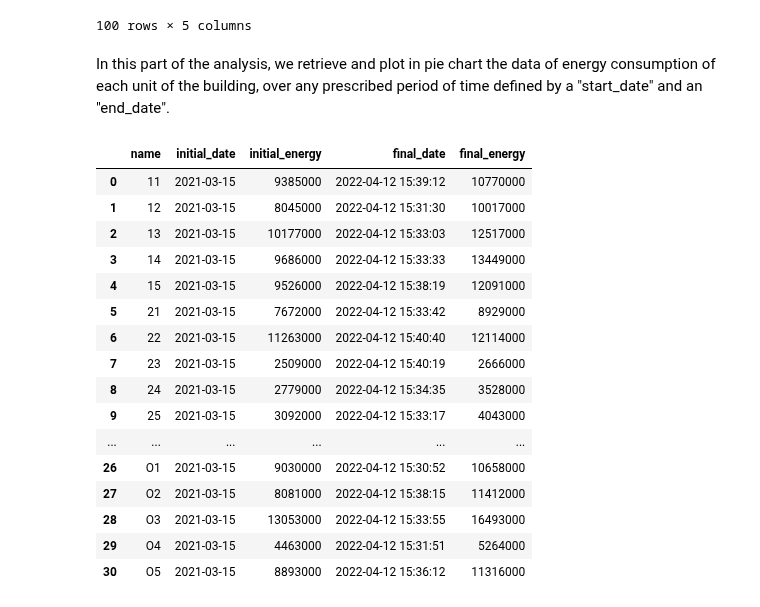
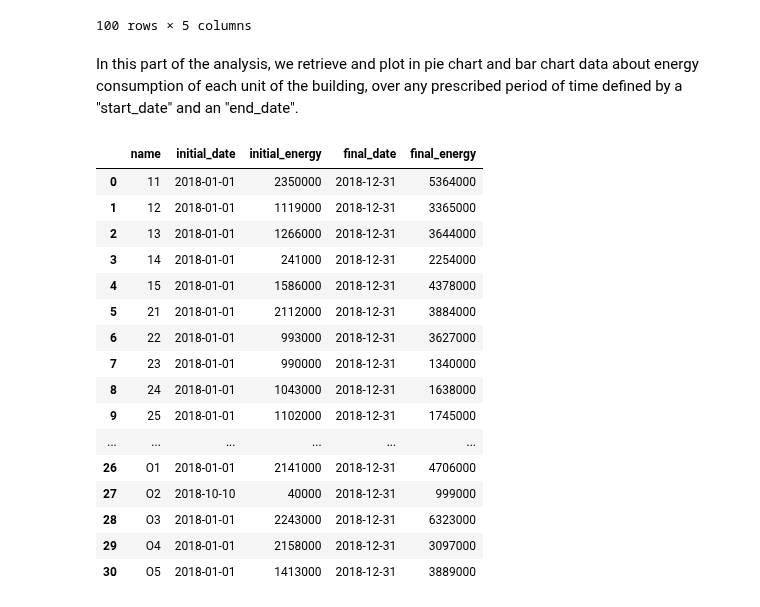
Before and after one commit to rtiedra/data-science, a Jupyter notebook: building_heating/building_heating.ipynb, the cells around one changed output. Saved outputs shown, nothing was run; the diff lists cells and outputs as text; code cells hidden in the pictures.

```diff
--- a/building_heating/building_heating.ipynb
+++ b/building_heating/building_heating.ipynb
@@ -174,48 +174,48 @@ df_temp
 | 99 | 1026 | 1 | 2021-03-16 04:28:28 | set | 18.0 |
 100 rows × 5 columns
 # %% [markdown]
-In this part of the analysis, we retrieve and plot in pie chart the data of energy consumption of each unit of the building, over any prescribed period of time defined by a "start_date" and an "end_date".
+In this part of the analysis, we retrieve and plot in pie chart and bar chart data about energy consumption of each unit of the building, over any prescribed period of time defined by a "start_date" and an "end_date".
 # %%
 # Set start_date and end_date for the DataFrame of energy consumption
 
-start_date = '"2021-03-15"'
-end_date = '"2022-12-31"'
+start_date = '"2018-01-01"'
+end_date = '"2018-12-31"'
 
 # Read, for each unit of the building, the first energy after the start date into a DataFrame "df_start"
 
 df_start = pd.read_sql('SELECT Apartments.name, Power.date AS initial_date, Power.value AS initial_energy \
                    FROM Power INNER JOIN Apartments ON Power.apartment_id=Apartments.esmart_id \
                    WHERE Power.module_id=18 AND Power.date>=%s \
                    GROUP BY Apartments.name' % start_date, engine)
 
 # Read, for each unit of the building, the last energy before the end date into a DataFrame "df_end"
 
 df_end = pd.read_sql('SELECT Apartments.name, Power.date AS final_date, Power.value AS final_energy \
                    FROM Power INNER JOIN Apartments ON Power.apartment_id=Apartments.esmart_id \
                    WHERE Power.module_id=18 AND Power.date<=%s \
                    ORDER BY Power.date DESC LIMIT 31' % end_date, engine)
 
 # Merging 'df_start' and 'df_end' into a DataFrame 'df_energy' (using 'name' as key)
 # (in 2018 there are missing measures; the first measure for unit "O2" is at initial_date "2018-10-10")
 
 df_energy = pd.merge(df_start, df_end, how='left', on='name')
 df_energy
 # %% [output]
 |  | name | initial_date | initial_energy | final_date | final_energy |
-| 0 | 11 | 2021-03-15 | 9385000 | 2022-04-12 15:39:12 | 10770000 |
-| 1 | 12 | 2021-03-15 | 8045000 | 2022-04-12 15:31:30 | 10017000 |
-| 2 | 13 | 2021-03-15 | 10177000 | 2022-04-12 15:33:03 | 12517000 |
-| 3 | 14 | 2021-03-15 | 9686000 | 2022-04-12 15:33:33 | 13449000 |
-| 4 | 15 | 2021-03-15 | 9526000 | 2022-04-12 15:38:19 | 12091000 |
-| 5 | 21 | 2021-03-15 | 7672000 | 2022-04-12 15:33:42 | 8929000 |
-| 6 | 22 | 2021-03-15 | 11263000 | 2022-04-12 15:40:40 | 12114000 |
-| 7 | 23 | 2021-03-15 | 2509000 | 2022-04-12 15:40:19 | 2666000 |
-| 8 | 24 | 2021-03-15 | 2779000 | 2022-04-12 15:34:35 | 3528000 |
-| 9 | 25 | 2021-03-15 | 3092000 | 2022-04-12 15:33:17 | 4043000 |
+| 0 | 11 | 2018-01-01 | 2350000 | 2018-12-31 | 5364000 |
+| 1 | 12 | 2018-01-01 | 1119000 | 2018-12-31 | 3365000 |
+| 2 | 13 | 2018-01-01 | 1266000 | 2018-12-31 | 3644000 |
+| 3 | 14 | 2018-01-01 | 241000 | 2018-12-31 | 2254000 |
+| 4 | 15 | 2018-01-01 | 1586000 | 2018-12-31 | 4378000 |
+| 5 | 21 | 2018-01-01 | 2112000 | 2018-12-31 | 3884000 |
+| 6 | 22 | 2018-01-01 | 993000 | 2018-12-31 | 3627000 |
+| 7 | 23 | 2018-01-01 | 990000 | 2018-12-31 | 1340000 |
+| 8 | 24 | 2018-01-01 | 1043000 | 2018-12-31 | 1638000 |
+| 9 | 25 | 2018-01-01 | 1102000 | 2018-12-31 | 1745000 |
 | ... | ... | ... | ... | ... | ... |
-| 26 | O1 | 2021-03-15 | 9030000 | 2022-04-12 15:30:52 | 10658000 |
-| 27 | O2 | 2021-03-15 | 8081000 | 2022-04-12 15:38:15 | 11412000 |
-| 28 | O3 | 2021-03-15 | 13053000 | 2022-04-12 15:33:55 | 16493000 |
-| 29 | O4 | 2021-03-15 | 4463000 | 2022-04-12 15:31:51 | 5264000 |
-| 30 | O5 | 2021-03-15 | 8893000 | 2022-04-12 15:36:12 | 11316000 |
+| 26 | O1 | 2018-01-01 | 2141000 | 2018-12-31 | 4706000 |
+| 27 | O2 | 2018-10-10 | 40000 | 2018-12-31 | 999000 |
+| 28 | O3 | 2018-01-01 | 2243000 | 2018-12-31 | 6323000 |
+| 29 | O4 | 2018-01-01 | 2158000 | 2018-12-31 | 3097000 |
+| 30 | O5 | 2018-01-01 | 1413000 | 2018-12-31 | 3889000 |
 # %%
```
Also changed, not shown: parts of 12 cells of this notebook.
